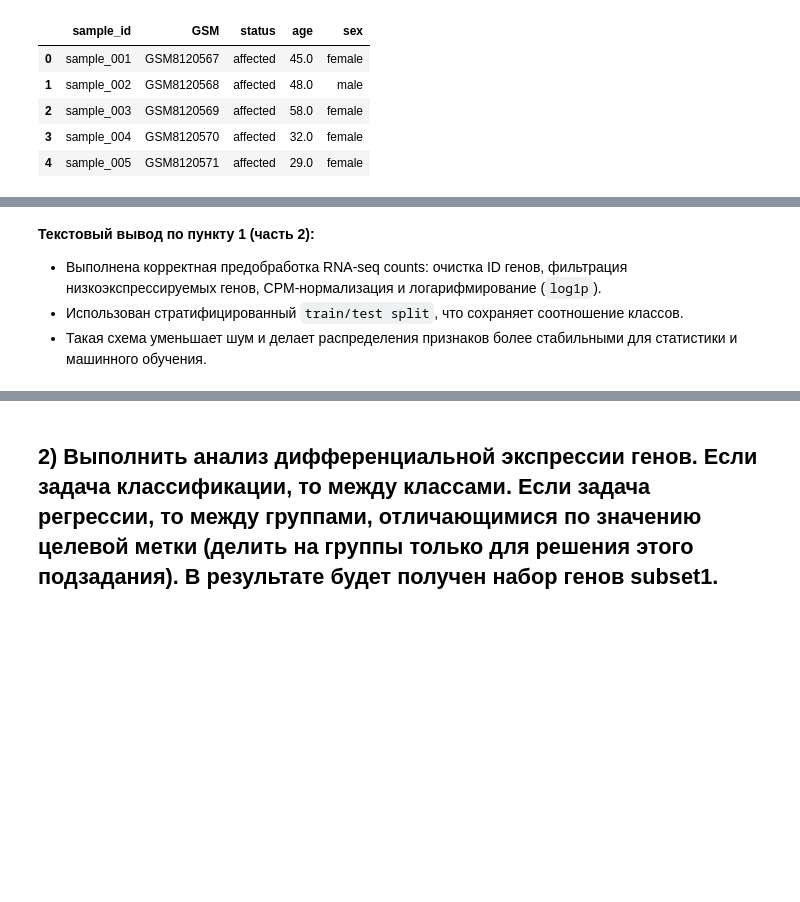
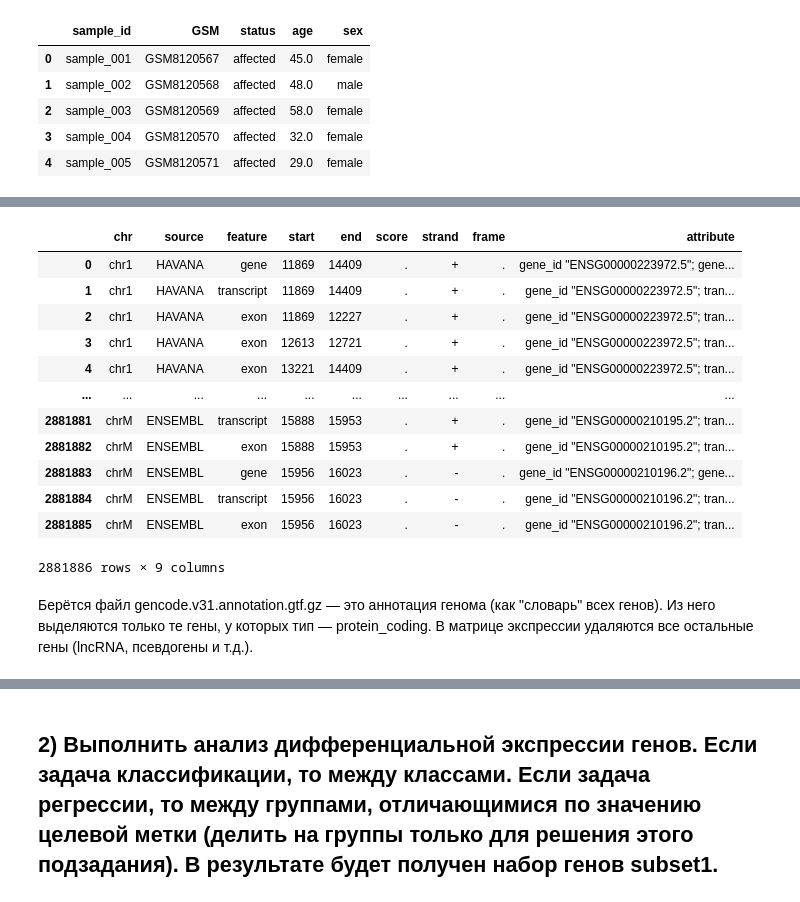
Before and after one commit to CaktusJohn/Medical-data-analysis, a Jupyter notebook: Gene Expression-Based Prediction of Depression Status/Depression_classification.ipynb, the cells around one changed output, grey strips where cells are left out. Cells and saved outputs as stored; diff of their text form; code cells hidden in the pictures; blank space fills up the shorter version.

```diff
--- a/Gene Expression-Based Prediction of Depression Status/Depression_classification.ipynb
+++ b/Gene Expression-Based Prediction of Depression Status/Depression_classification.ipynb
@@ -273,6 +202,42 @@ Train: (208, 19641) | Test: (53, 19641)
-# %% [markdown]
-**Текстовый вывод по пункту 1 (часть 2):**
-
-- Выполнена корректная предобработка RNA-seq counts: очистка ID генов, фильтрация низкоэкспрессируемых генов, CPM-нормализация и логарифмирование (`log1p`).
-- Использован стратифицированный `train/test split`, что сохраняет соотношение классов.
-- Такая схема уменьшает шум и делает распределения признаков более стабильными для статистики и машинного обучения.
+# %%
+# ПРЕДОБРАБОТКА (сырые данные в данные для обучения)
+from rnanorm import TPM
+from rnanorm.annotation import GTF
+
+# 1) Подготовка count-матрицы
+# Оставляем gene_id БЕЗ версии (ENSG...)
+counts = counts_raw.copy()
+counts['Geneid'] = counts['Geneid'].astype(str).str.replace(r'\.\d+$', '', regex=True)
+#Если один и тот же Geneid встречается несколько раз (редко, но бывает), их экспрессии суммируются.
+counts = counts.groupby('Geneid', as_index=False)[sample_cols].sum().set_index('Geneid')
+
+# 2) Фильтрация protein_coding по GENCODE hg38
+gtf_path = 'gencode.v31.annotation.gtf.gz'
+
+gtf = pd.read_csv(
+    gtf_path,
+    sep='\t',
+    comment='#',
+    header=None,
+    names=['chr', 'source', 'feature', 'start', 'end', 'score', 'strand', 'frame', 'attribute'],
+    low_memory=False
+)
+gtf
+# %% [output]
+|  | chr | source | feature | start | end | score | strand | frame | attribute |
+| 0 | chr1 | HAVANA | gene | 11869 | 14409 | . | + | . | gene_id "ENSG00000223972.5"; gene... |
+| 1 | chr1 | HAVANA | transcript | 11869 | 14409 | . | + | . | gene_id "ENSG00000223972.5"; tran... |
+| 2 | chr1 | HAVANA | exon | 11869 | 12227 | . | + | . | gene_id "ENSG00000223972.5"; tran... |
+| 3 | chr1 | HAVANA | exon | 12613 | 12721 | . | + | . | gene_id "ENSG00000223972.5"; tran... |
+| 4 | chr1 | HAVANA | exon | 13221 | 14409 | . | + | . | gene_id "ENSG00000223972.5"; tran... |
+| ... | ... | ... | ... | ... | ... | ... | ... | ... | ... |
+| 2881881 | chrM | ENSEMBL | transcript | 15888 | 15953 | . | + | . | gene_id "ENSG00000210195.2"; tran... |
+| 2881882 | chrM | ENSEMBL | exon | 15888 | 15953 | . | + | . | gene_id "ENSG00000210195.2"; tran... |
+| 2881883 | chrM | ENSEMBL | gene | 15956 | 16023 | . | - | . | gene_id "ENSG00000210196.2"; gene... |
+| 2881884 | chrM | ENSEMBL | transcript | 15956 | 16023 | . | - | . | gene_id "ENSG00000210196.2"; tran... |
+| 2881885 | chrM | ENSEMBL | exon | 15956 | 16023 | . | - | . | gene_id "ENSG00000210196.2"; tran... |
+2881886 rows × 9 columns
+# %% [markdown]
+Берётся файл gencode.v31.annotation.gtf.gz — это аннотация генома (как "словарь" всех генов).
+Из него выделяются только те гены, у которых тип — protein_coding.
+В матрице экспрессии удаляются все остальные гены (lncRNA, псевдогены и т.д.).
```
Also changed, not shown: parts of 24 cells of this notebook, 4 other files.
